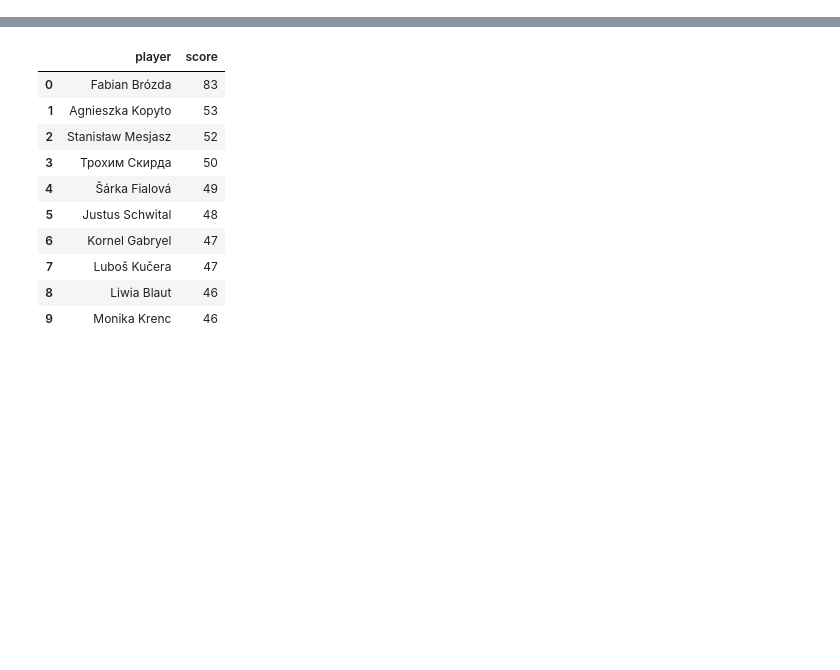
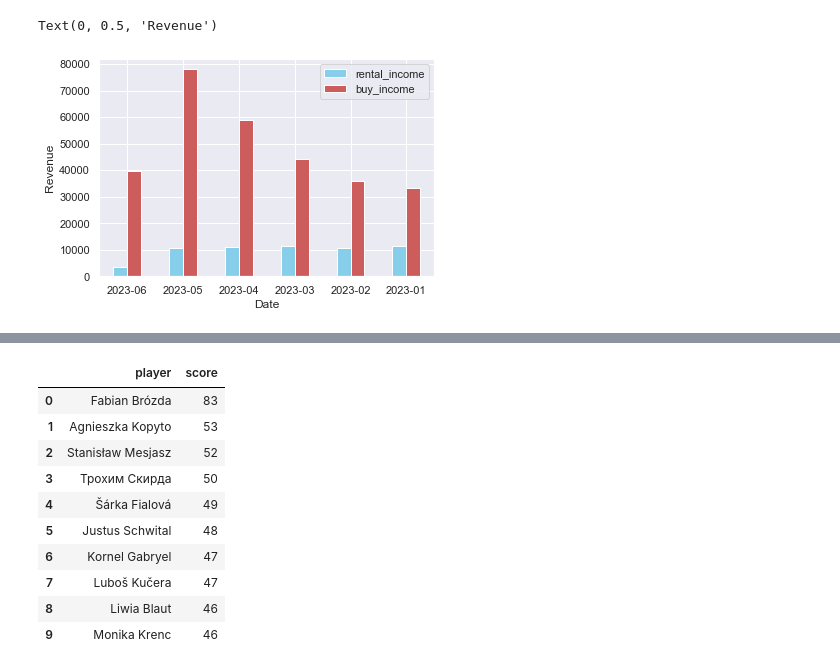
Before and after one commit to Staszek15/store-database, a Jupyter notebook: Untitled.ipynb, the cells around one changed output, grey strips where cells are left out. Drawn from its saved outputs; the diff is of its cells as text; code cells hidden in the pictures; blank space fills up the shorter version.

```diff
--- a/Untitled.ipynb
+++ b/Untitled.ipynb
@@ -20,0 +55,16 @@ connection = engine.connect()
+# %%
+rent= connection.execute(text('''SELECT DATE_FORMAT(rental_date, '%Y-%m') AS m, ROUND(SUM(r.price + r.fine),2) AS rental_income
+FROM rentals AS r
+GROUP BY m
+ORDER BY m DESC
+LIMIT 6'''))
+
+purch = connection.execute(text('''SELECT DATE_FORMAT(p.date, '%Y-%m') AS m, ROUND(SUM(i.price),2) AS buy_income
+FROM purchases AS p
+LEFT JOIN inventory_buy AS i USING(inventory_id)
+GROUP BY m
+ORDER BY m DESC
+LIMIT 6'''))
+
+first_df = pd.DataFrame(rent.fetchall(), columns=rent.keys())
+sec_df = pd.DataFrame(purch.fetchall(), columns=purch.keys())
@@ -20,0 +81,4 @@ connection = engine.connect()
+# %%
+all_df = first_df
+all_df['buy_income'] = sec_df['buy_income']
+all_df
@@ -20,0 +93,8 @@ connection = engine.connect()
+# %%
+sns.set()
+ax = all_df.plot.bar(x='m',color=["SkyBlue","IndianRed"], rot=0, title="")
+ax.set_xlabel("Date")
+ax.set_ylabel("Revenue")
+# %% [output]
+Text(0, 0.5, 'Revenue')
+[figure, added]
```
Also changed, not shown: parts of 16 cells of this notebook, 12 other files.
